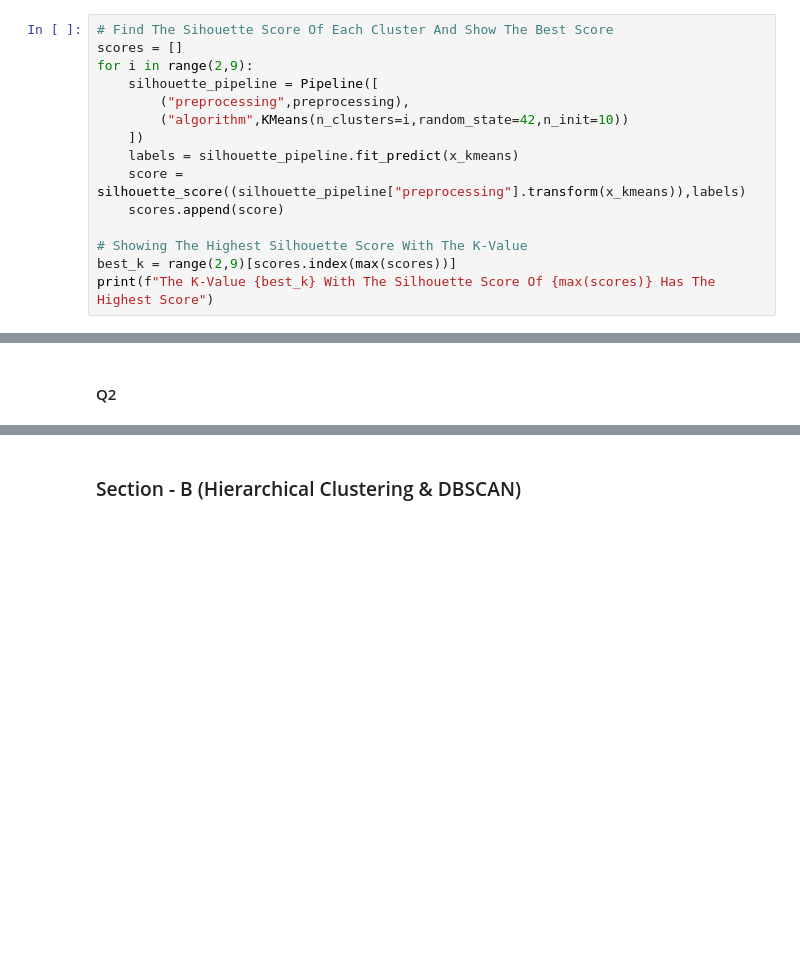
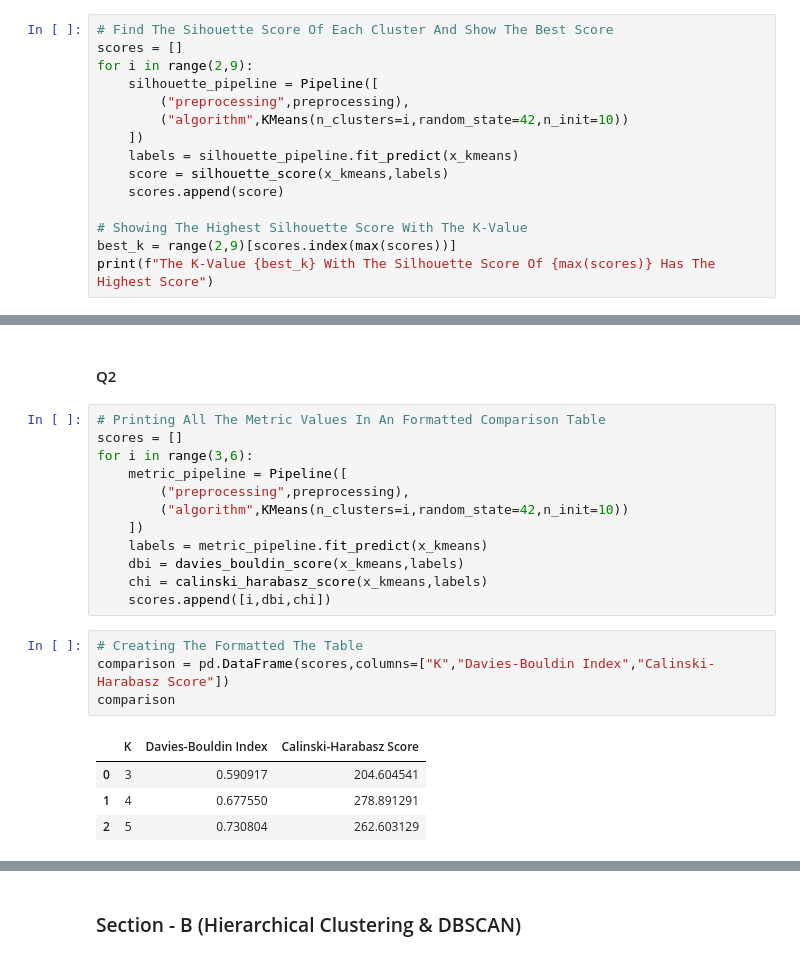
Before and after one commit to Namyashah/MallSegmentation_UnsupervisedLearning, a Jupyter notebook: project.ipynb, the cells around one changed output, grey strips where cells are left out. Cells and saved outputs as stored; diff of their text form; blank space fills up the shorter version.

```diff
--- a/project.ipynb
+++ b/project.ipynb
@@ -89,7 +90,7 @@ for i in range(2,9):
         ("algorithm",KMeans(n_clusters=i,random_state=42,n_init=10))
     ])
     labels = silhouette_pipeline.fit_predict(x_kmeans)
-    score = silhouette_score((silhouette_pipeline["preprocessing"].transform(x_kmeans)),labels)
+    score = silhouette_score(x_kmeans,labels)
     scores.append(score)
 
 # Showing The Highest Silhouette Score With The K-Value
@@ -118,3 +119,24 @@ plt.show()
 - From The Above Graph We Can See That KMeans Model Has Seperated Data Points Among 3 Groups And Also Measured It's Distance Using Euclidean.
 # %% [markdown]
 #### Q2
+# %%
+# Printing All The Metric Values In An Formatted Comparison Table
+scores = []
+for i in range(3,6):
+    metric_pipeline = Pipeline([
+        ("preprocessing",preprocessing),
+        ("algorithm",KMeans(n_clusters=i,random_state=42,n_init=10))
+    ])
+    labels = metric_pipeline.fit_predict(x_kmeans)
+    dbi = davies_bouldin_score(x_kmeans,labels)
+    chi = calinski_harabasz_score(x_kmeans,labels)
+    scores.append([i,dbi,chi])
+# %%
+# Creating The Formatted The Table
+comparison = pd.DataFrame(scores,columns=["K","Davies-Bouldin Index","Calinski-Harabasz Score"])
+comparison
+# %% [output]
+|  | K | Davies-Bouldin Index | Calinski-Harabasz Score |
+| 0 | 3 | 0.590917 | 204.604541 |
+| 1 | 4 | 0.677550 | 278.891291 |
+| 2 | 5 | 0.730804 | 262.603129 |
```
Also changed, not shown: parts of 17 cells of this notebook.
